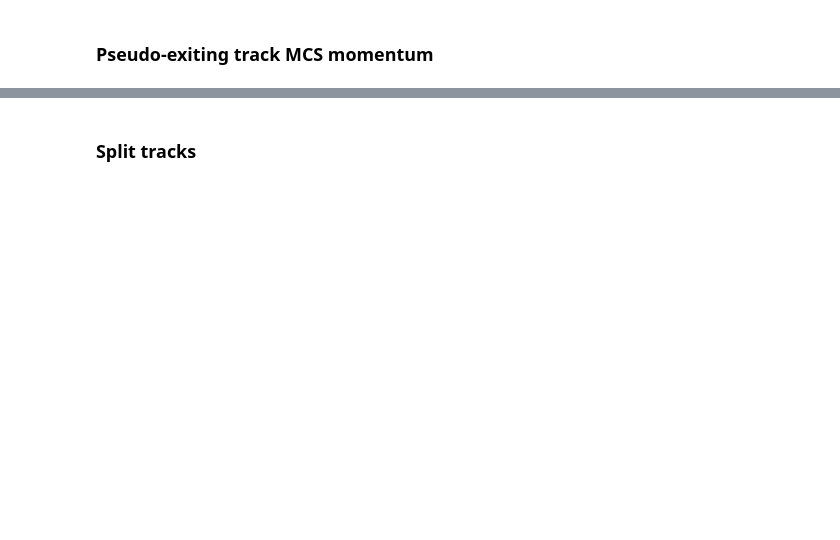
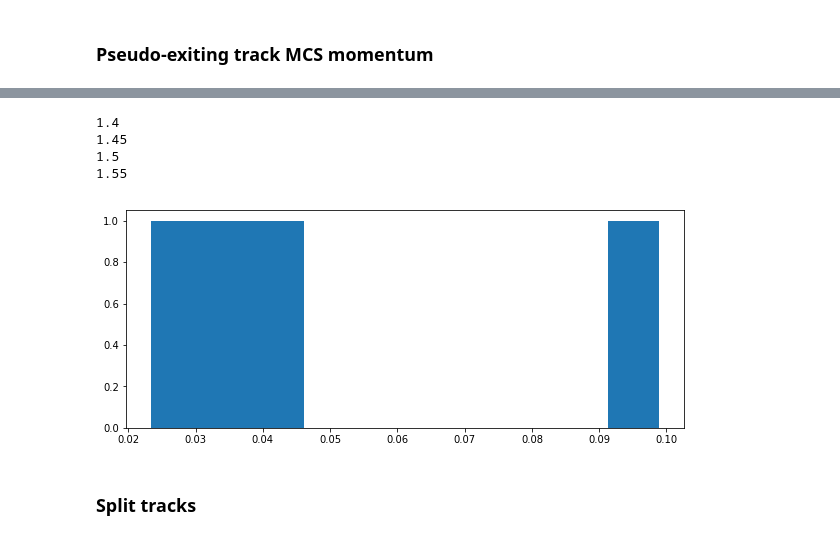
Before and after one commit to rutgersnu/mcc9-reco, a Jupyter notebook: NuMuCC_validation_trackstudies_august5.ipynb, the cells around one changed output, grey strips where cells are left out. Drawn from its saved outputs; the diff is of its cells as text; code cells hidden in the pictures; blank space fills up the shorter version.

```diff
--- a/NuMuCC_validation_trackstudies_august5.ipynb
+++ b/NuMuCC_validation_trackstudies_august5.ipynb
@@ -2257,28 +2268,34 @@ plt.show()
 # %%
 fig, (ax1) = plt.subplots(1, figsize=(10,4))
 xbins = np.linspace(1.4, 1.6, 5)
-df = d["on"]['df_daughters'].query('python_select & muon_candidate & contained')
+df = d["on"]['df_daughters'].query('python_select & muon_candidate ')
 prange = df.track_range_mom_mu
 pmcs = df.mcs_trackMom_MuFwd_rm10.where(df.mcs_trackIsBestFwd_Mu_rm10==1, df.mcs_trackMom_MuBwd_rm10)
 
 y = np.empty(shape=len(xbins)-1)
 
 for i in range(len(xbins)-1):
     selection = np.where((prange >= xbins[i]) & (prange < xbins[i+1]) & (pmcs>0))
     mcs = pmcs.values[selection]
     rng = prange.values[selection]
     print(xbins[i])
     if(np.mean((1.0 / mcs - 1.0 / rng) / (1.0 / rng)) > 0.14):
         print(pmcs.values[selection])
         print(rng)
     delta = (1.0 / mcs - 1.0 / rng) / (1.0 / rng)
 
     y[i] = np.mean(delta)
 ax1.hist(
        y,
 )
 
 plt.show()
+# %% [output]
+1.4
+1.45
+1.5
+1.55
+[figure, added]
 # %% [markdown]
 ### Split tracks
 # %%
```
Also changed, not shown: parts of 21 cells of this notebook.
